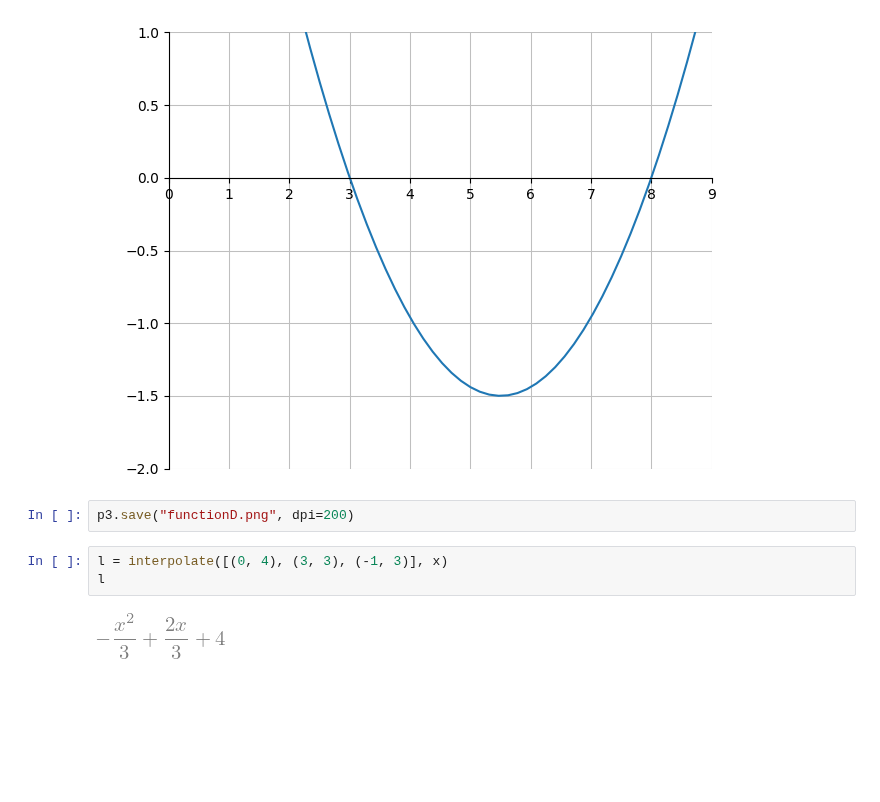
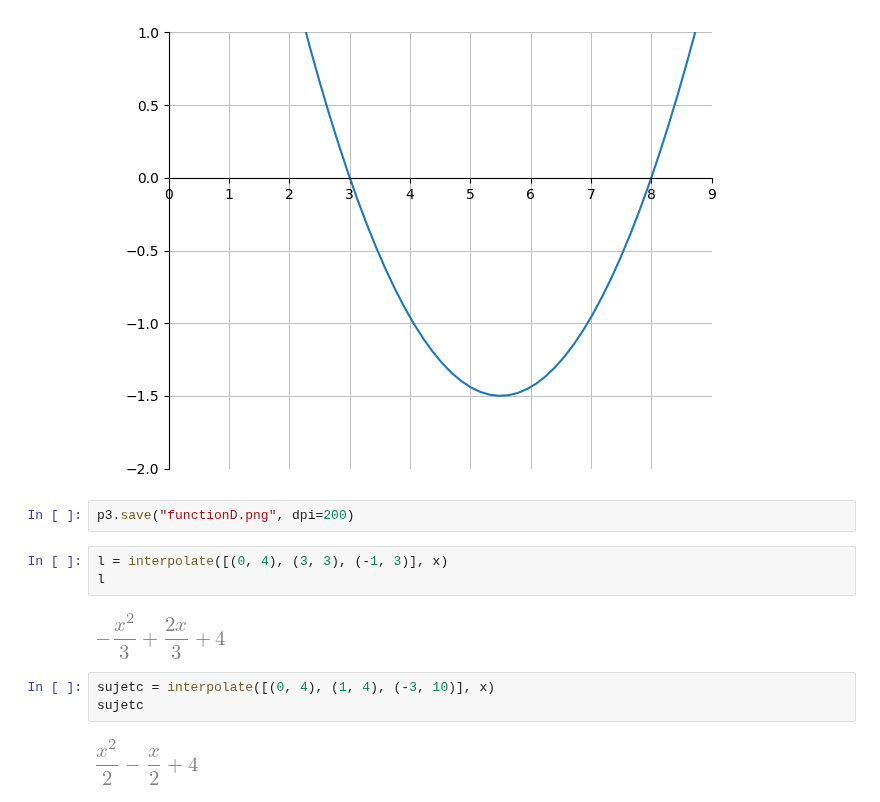
Before and after one commit to Alexandre-Fernandez-dev/Enseignement, a Jupyter notebook: Première/Ch 1 - Polynomes/Contrôles/Sommatif/contrôle 4.ipynb, the cells around one changed output. Cells and saved outputs as stored; diff of their text form; blank space fills up the shorter version.

```diff
--- a/Première/Ch 1 - Polynomes/Contrôles/Sommatif/contrôle 4.ipynb
+++ b/Première/Ch 1 - Polynomes/Contrôles/Sommatif/contrôle 4.ipynb
@@ -43,3 +43,8 @@ l = interpolate([(0, 4), (3, 3), (-1, 3)], x)
 l
 # %% [output]
 [figure]
+# %%
+sujetc = interpolate([(0, 4), (1, 4), (-3, 10)], x)
+sujetc
+# %% [output]
+[figure, added]
```
Also changed, not shown: 2 other files.
